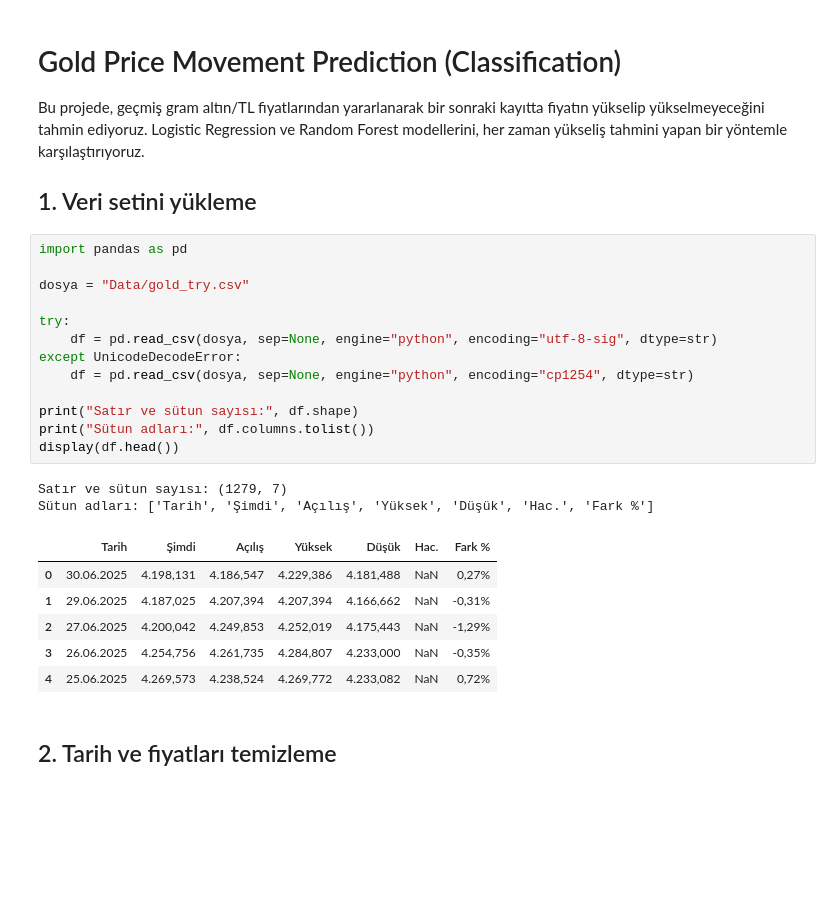
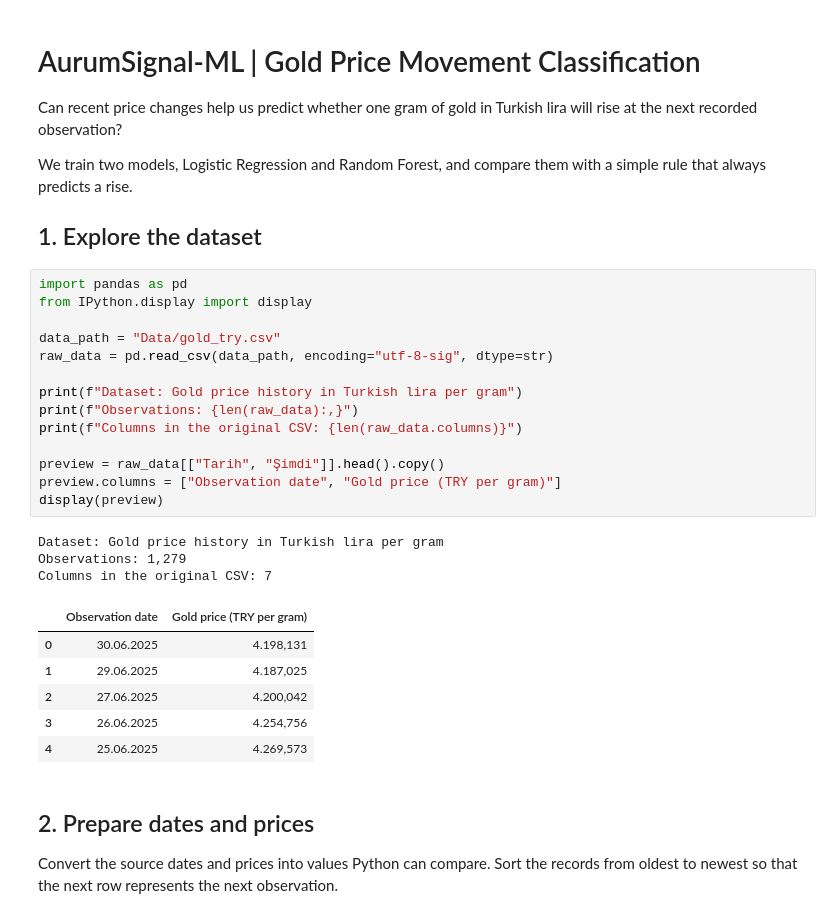
Before and after one commit to MehmetAli-03/AurumSignal-ML, a Jupyter notebook: gold_price_prediction_final.ipynb, the cells around one changed output. Cells and saved outputs as stored; diff of their text form; blank space fills up the shorter version.

Commit message:
Include gold price data and explain prediction results in English

```diff
--- a/gold_price_prediction_final.ipynb
+++ b/gold_price_prediction_final.ipynb
@@ -1,31 +1,37 @@
 # %% [markdown]
-# Gold Price Movement Prediction (Classification)
+# AurumSignal-ML | Gold Price Movement Classification
 
-Bu projede, geçmiş gram altın/TL fiyatlarından yararlanarak bir sonraki kayıtta fiyatın yükselip yükselmeyeceğini tahmin ediyoruz. Logistic Regression ve Random Forest modellerini, her zaman yükseliş tahmini yapan bir yöntemle karşılaştırıyoruz.
+Can recent price changes help us predict whether one gram of gold in Turkish lira will rise at the next recorded observation?
 
-## 1. Veri setini yükleme
+We train two models, Logistic Regression and Random Forest, and compare them with a simple rule that always predicts a rise.
+
+## 1. Explore the dataset
 # %%
 import pandas as pd
+from IPython.display import display
 
-dosya = "Data/gold_try.csv"
+data_path = "Data/gold_try.csv"
+raw_data = pd.read_csv(data_path, encoding="utf-8-sig", dtype=str)
 
-try:
-    df = pd.read_csv(dosya, sep=None, engine="python", encoding="utf-8-sig", dtype=str)
-except UnicodeDecodeError:
-    df = pd.read_csv(dosya, sep=None, engine="python", encoding="cp1254", dtype=str)
+print(f"Dataset: Gold price history in Turkish lira per gram")
+print(f"Observations: {len(raw_data):,}")
+print(f"Columns in the original CSV: {len(raw_data.columns)}")
 
-print("Satır ve sütun sayısı:", df.shape)
-print("Sütun adları:", df.columns.tolist())
-display(df.head())
+preview = raw_data[["Tarih", "Şimdi"]].head().copy()
+preview.columns = ["Observation date", "Gold price (TRY per gram)"]
+display(preview)
 # %% [output]
-Satır ve sütun sayısı: (1279, 7)
-Sütun adları: ['Tarih', 'Şimdi', 'Açılış', 'Yüksek', 'Düşük', 'Hac.', 'Fark %']
+Dataset: Gold price history in Turkish lira per gram
+Observations: 1,279
+Columns in the original CSV: 7
-|  | Tarih | Şimdi | Açılış | Yüksek | Düşük | Hac. | Fark % |
-| 0 | 30.06.2025 | 4.198,131 | 4.186,547 | 4.229,386 | 4.181,488 | NaN | 0,27% |
-| 1 | 29.06.2025 | 4.187,025 | 4.207,394 | 4.207,394 | 4.166,662 | NaN | -0,31% |
-| 2 | 27.06.2025 | 4.200,042 | 4.249,853 | 4.252,019 | 4.175,443 | NaN | -1,29% |
-| 3 | 26.06.2025 | 4.254,756 | 4.261,735 | 4.284,807 | 4.233,000 | NaN | -0,35% |
-| 4 | 25.06.2025 | 4.269,573 | 4.238,524 | 4.269,772 | 4.233,082 | NaN | 0,72% |
+|  | Observation date | Gold price (TRY per gram) |
+| 0 | 30.06.2025 | 4.198,131 |
+| 1 | 29.06.2025 | 4.187,025 |
+| 2 | 27.06.2025 | 4.200,042 |
+| 3 | 26.06.2025 | 4.254,756 |
+| 4 | 25.06.2025 | 4.269,573 |
 # %% [markdown]
-## 2. Tarih ve fiyatları temizleme
+## 2. Prepare dates and prices
+
+Convert the source dates and prices into values Python can compare. Sort the records from oldest to newest so that the next row represents the next observation.
 # %%
```
Also changed, not shown: parts of 13 cells of this notebook, 3 other files.
